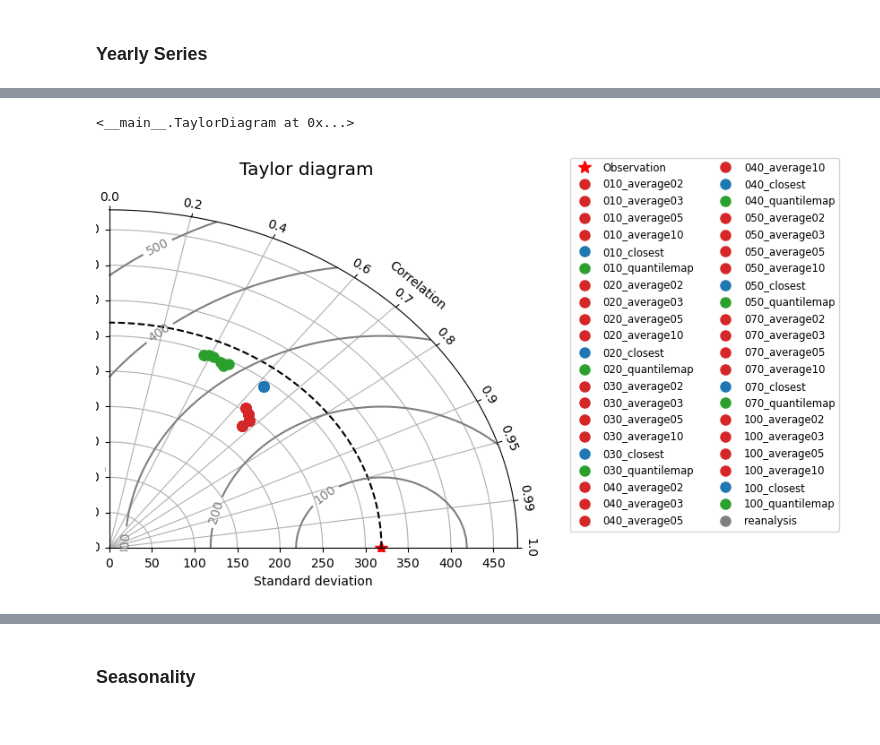
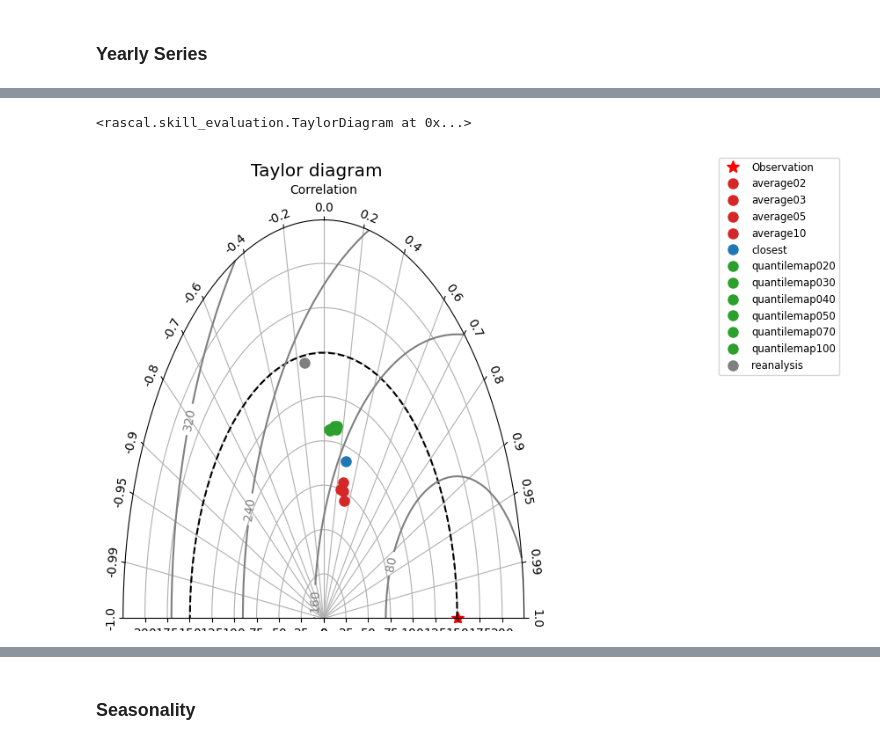
Before and after one commit to alvaro-gc95/RASCAL, a Jupyter notebook: Reconstruction Validation.ipynb, the cells around one changed output, grey strips where cells are left out. Cells and saved outputs as stored; diff of their text form; code cells hidden in the pictures.

```diff
--- a/Reconstruction Validation.ipynb
+++ b/Reconstruction Validation.ipynb
@@ -27,7 +29,7 @@ reconstructions_directory = "./output/"
 initial_year = 1900
 final_year = 2010
 
-station_to_validate = "navacerrada"
+station_to_validate = "segovia"
 variable_to_validate = "PCNR"
 
 groupings = {
@@ -50,6 +52,13 @@ reanalysis_grouping = {
     "TMIN": "1D_min",
     "PCNR": "1D_sum"
 }
+
+units = {
+    "TMEAN": "[$^\circ$C]",
+    "TMAX": "[$^\circ$C]",
+    "TMIN": "[$^\circ$C]",
+    "PCNR": "[mm]"
+}
 # %% [markdown]
 ### STATION DATA
 # %%
@@ -671,25 +283,31 @@ taylor_test(station_monthly_std, monthly_skill)
 # %% [markdown]
 ### Yearly Series
 # %%
-reconstructions_yearly = get_ensemble(
+reconstructions_yearly = rascal.skill_evaluation.get_ensemble(
+    filepath=reconstructions_directory,
     station_to_validate=station_to_validate,
     variable_to_validate=variable_to_validate,
     freq='1Y',
     grouping=groupings[variable_to_validate]
 )
 if groupings[variable_to_validate] == "mean":
+
     station_data_yearly = station_data.resample('1Y').mean()
     reanalysis_data_yearly = reanalysis_data.resample('1Y').mean()
+
 elif groupings[variable_to_validate] == "sum":
+
     station_data_yearly = station_data.resample('1Y').sum()
     reanalysis_data_yearly = reanalysis_data.resample('1Y').sum()
+
 elif groupings[variable_to_validate] == "hydrosum":
-    station_data_yearly = get_hydrological_years(station_data)
+
+    station_data_yearly = rascal.skill_evaluation.get_hydrological_years(station_data)
     station_data_yearly = station_data_yearly.groupby("hydroyear").sum()
     station_data_yearly.index.name = "time"
 
-    reanalysis_data = get_hydrological_years(reanalysis_data)
-    reanalysis_data_yearly = reanalysis_data.groupby("hydroyear").sum()
+    reanalysis_data_yearly = rascal.skill_evaluation.get_hydrological_years(reanalysis_data)
+    reanalysis_data_yearly = reanalysis_data_yearly.groupby("hydroyear").sum()
     reanalysis_data_yearly.index.name = "time"
 # %%
 plt.rcParams.update({'font.size': 20})
@@ -717,15 +336,14 @@ plt.show()
-# %%
-station_data_yearly = station_data_yearly["PCNR"].to_frame()
 # %%
-yearly_ensemble = get_ensemble_as_dict(reconstructions_yearly)
+yearly_ensemble = rascal.skill_evaluation.ensemble_to_dict(reconstructions_yearly)
 yearly_ensemble["reanalysis"] = reanalysis_data_yearly
 
-station_yearly_std, yearly_skill = get_skill(
+station_yearly_std, yearly_skill = rascal.skill_evaluation.get_skill(
     observation=station_data_yearly,
-    simulations=yearly_ensemble
+    simulations=yearly_ensemble,
+    variable=variable_to_validate
 )
 # %%
-taylor_test(station_yearly_std, yearly_skill)
+rascal.skill_evaluation.taylor_test(station_yearly_std, yearly_skill)
 # %% [output]
-<__main__.TaylorDiagram at 0x...>
+<rascal.skill_evaluation.TaylorDiagram at 0x...>
-[figure, old version]
+[figure, new version]
```
Also changed, not shown: parts of 42 cells of this notebook, 11 other files.
